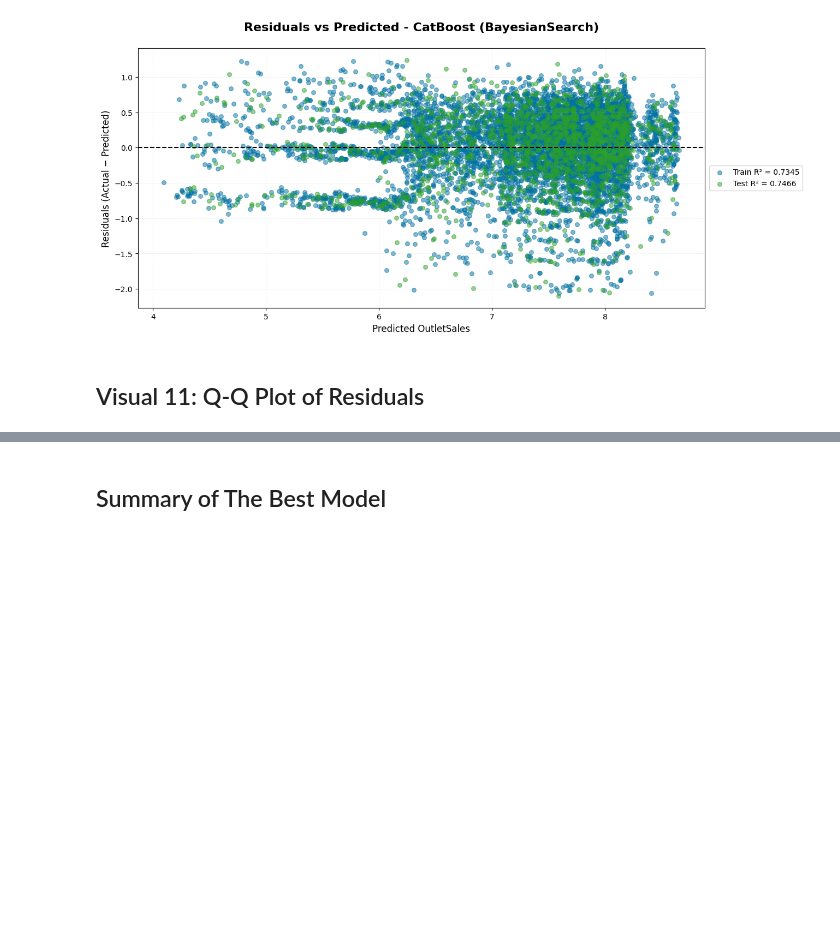
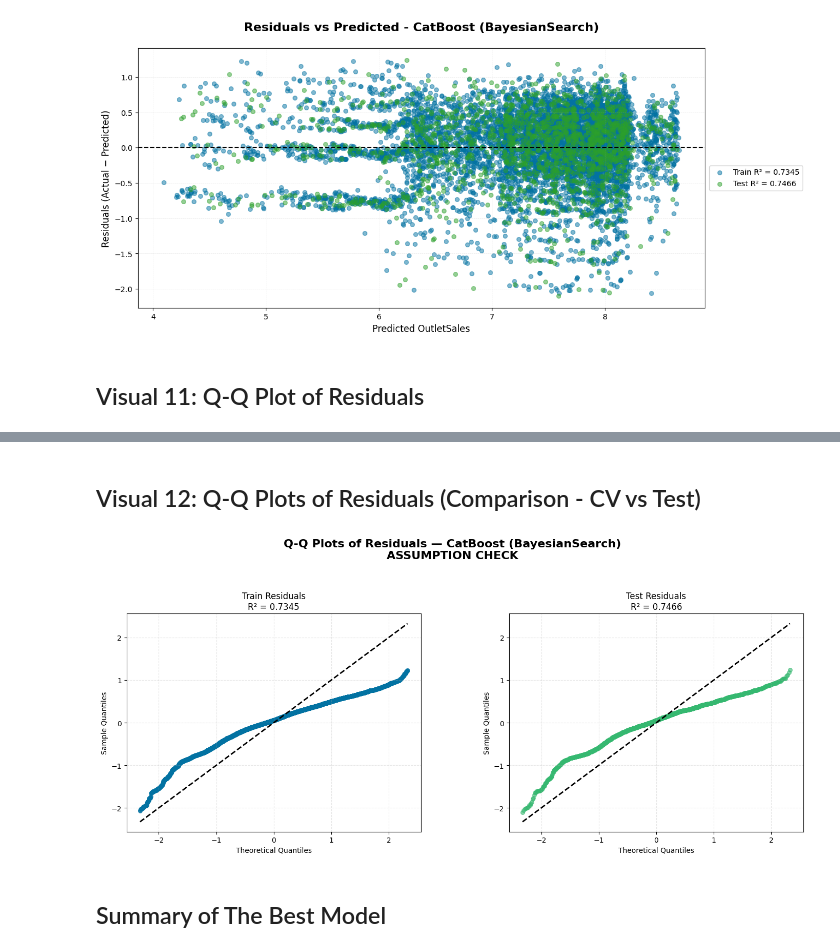
Before and after one commit to tshihab07/Super-Market-Sales-Forecasting, a Jupyter notebook: notebookes/model_SelectionAndAnalysis.ipynb, the cells around one changed output, grey strips where cells are left out. Drawn from its saved outputs; the diff is of its cells as text; code cells hidden in the pictures; blank space fills up the shorter version.

```diff
--- a/notebookes/model_SelectionAndAnalysis.ipynb
+++ b/notebookes/model_SelectionAndAnalysis.ipynb
@@ -682,3 +659,34 @@ plt.show()
+# %% [markdown]
+## Visual 12: Q-Q Plots of Residuals (Comparison - CV vs Test)
+# %%
+# create subplots
+fig, axes = plt.subplots(1, 2, figsize=(14, 6))
+
+# train residuals subplot
+axes[0].scatter(train_theor, np.sort(residuals_train), alpha=0.6, color='#0272A2', s=30, label='Train Residuals')
+axes[0].plot(train_theor, train_theor, 'k--', lw=2, label='Normal Line')                                                # identity line
+axes[0].set_title(f'Train Residuals\nR² = {best_variants.iloc[0]["CV R2"]:.4f}', fontsize=12)
+axes[0].grid(True, alpha=0.3, linestyle='--')
+axes[0].set_xlabel("Theoretical Quantiles")
+axes[0].set_ylabel("Sample Quantiles")
+
+# test residuals subplot
+axes[1].scatter(test_theor, np.sort(residuals_test), alpha=0.6, color="#35b870", s=30, label='Test Residuals')
+axes[1].plot(test_theor, test_theor, 'k--', lw=2, label='Normal Line')                                                  # identity line
+axes[1].set_title(f'Test Residuals\nR² = {best_variants.iloc[0]["Test R2"]:.4f}', fontsize=12)
+axes[1].grid(True, alpha=0.3, linestyle='--')
+axes[1].set_xlabel("Theoretical Quantiles")
+axes[1].set_ylabel("Sample Quantiles")
+
+# add title
+fig.suptitle(f"Q-Q Plots of Residuals — {best_model_name}\nASSUMPTION CHECK", fontsize=16, fontweight='bold', y=1.05)
+
+# adjust layout
+plt.tight_layout()
+plt.subplots_adjust(wspace=0.3)
+plt.show()
+# %% [output]
+[figure, added]
 # %% [markdown]
 ## Summary of The Best Model
 # %%
```
Also changed, not shown: parts of 18 cells of this notebook.
